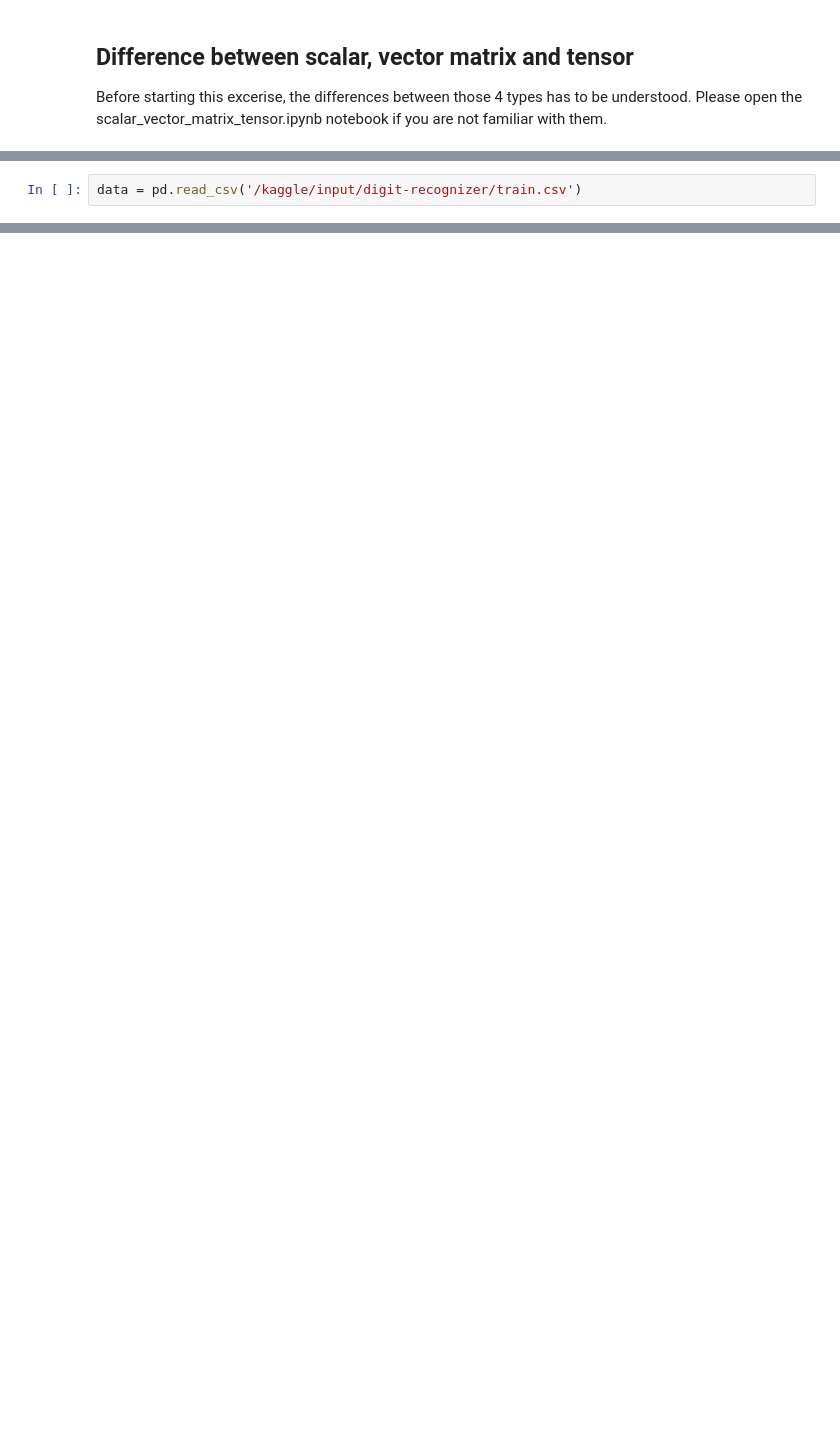
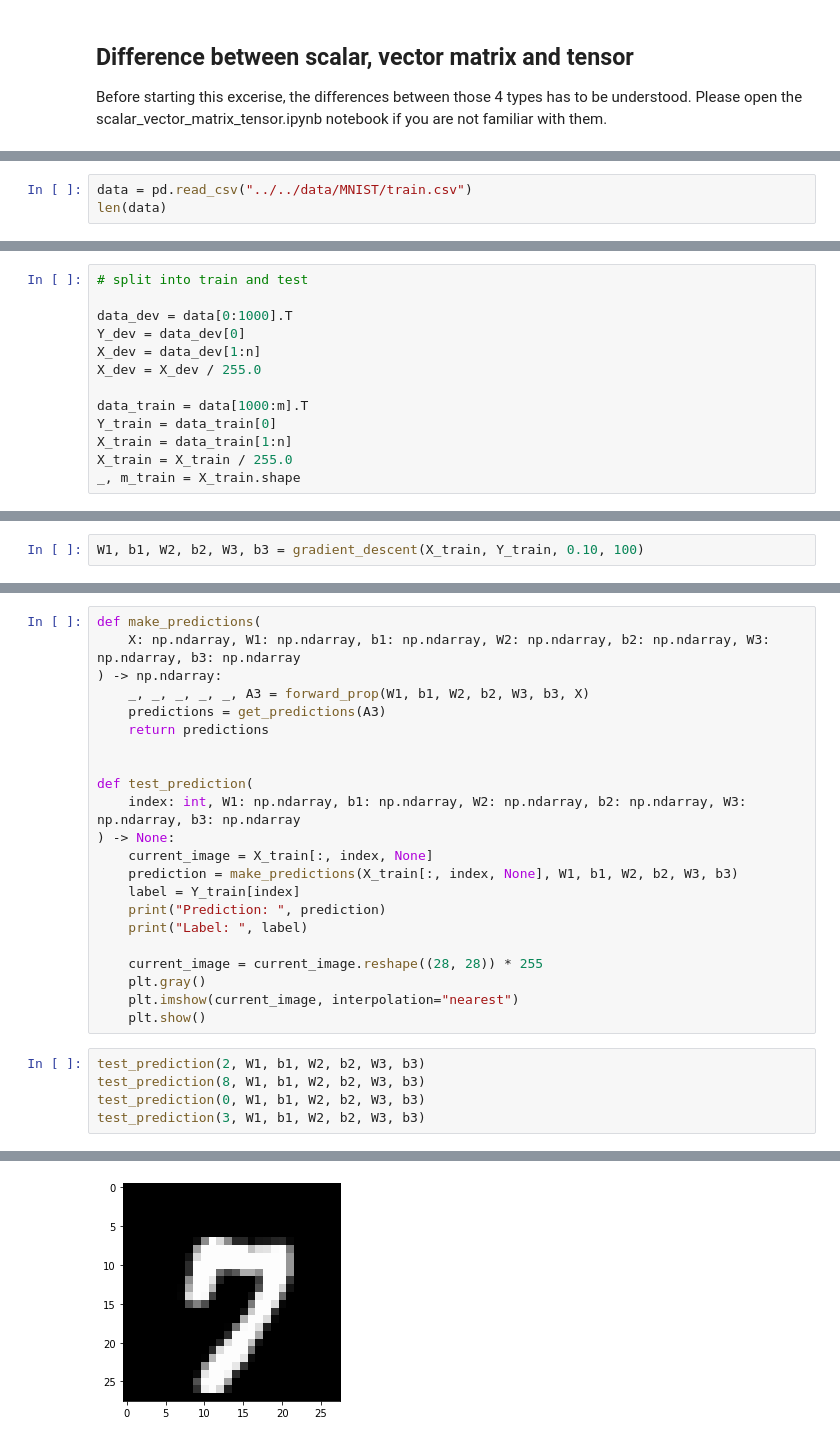
Before and after one commit to YannickAaron/neural-networks-basics, a Jupyter notebook: notebooks/Neural-Network from scratch/nn_from_scratch.ipynb, the cells around one changed output, grey strips where cells are left out. Drawn from its saved outputs; the diff is of its cells as text; blank space fills up the shorter version.

```diff
--- a/notebooks/Neural-Network from scratch/nn_from_scratch.ipynb
+++ b/notebooks/Neural-Network from scratch/nn_from_scratch.ipynb
@@ -28,2 +104,3 @@ Please open the scalar_vector_matrix_tensor.ipynb notebook if you are not famili
 # %%
-data = pd.read_csv('/kaggle/input/digit-recognizer/train.csv')
+data = pd.read_csv("../../data/MNIST/train.csv")
+len(data)
@@ -29,0 +128,13 @@ data = pd.read_csv('/kaggle/input/digit-recognizer/train.csv')
+# %%
+# split into train and test
+
+data_dev = data[0:1000].T
+Y_dev = data_dev[0]
+X_dev = data_dev[1:n]
+X_dev = X_dev / 255.0
+
+data_train = data[1000:m].T
+Y_train = data_train[0]
+X_train = data_train[1:n]
+X_train = X_train / 255.0
+_, m_train = X_train.shape
@@ -29,0 +263,2 @@ data = pd.read_csv('/kaggle/input/digit-recognizer/train.csv')
+# %%
+W1, b1, W2, b2, W3, b3 = gradient_descent(X_train, Y_train, 0.10, 100)
@@ -29,0 +285,28 @@ data = pd.read_csv('/kaggle/input/digit-recognizer/train.csv')
+# %%
+def make_predictions(
+    X: np.ndarray, W1: np.ndarray, b1: np.ndarray, W2: np.ndarray, b2: np.ndarray, W3: np.ndarray, b3: np.ndarray
+) -> np.ndarray:
+    _, _, _, _, _, A3 = forward_prop(W1, b1, W2, b2, W3, b3, X)
+    predictions = get_predictions(A3)
+    return predictions
+
+
+def test_prediction(
+    index: int, W1: np.ndarray, b1: np.ndarray, W2: np.ndarray, b2: np.ndarray, W3: np.ndarray, b3: np.ndarray
+) -> None:
+    current_image = X_train[:, index, None]
+    prediction = make_predictions(X_train[:, index, None], W1, b1, W2, b2, W3, b3)
+    label = Y_train[index]
+    print("Prediction: ", prediction)
+    print("Label: ", label)
+
+    current_image = current_image.reshape((28, 28)) * 255
+    plt.gray()
+    plt.imshow(current_image, interpolation="nearest")
+    plt.show()
+# %%
+test_prediction(2, W1, b1, W2, b2, W3, b3)
+test_prediction(8, W1, b1, W2, b2, W3, b3)
+test_prediction(0, W1, b1, W2, b2, W3, b3)
+test_prediction(3, W1, b1, W2, b2, W3, b3)
+# %% [output]
@@ -29,0 +315 @@ data = pd.read_csv('/kaggle/input/digit-recognizer/train.csv')
+[figure, added]
```
Also changed, not shown: parts of 16 cells of this notebook, 7 other files.
